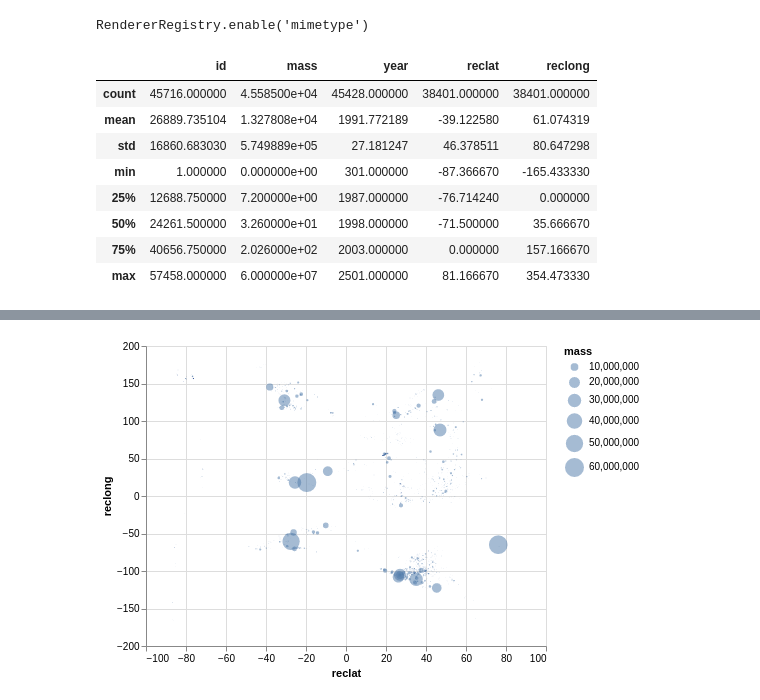
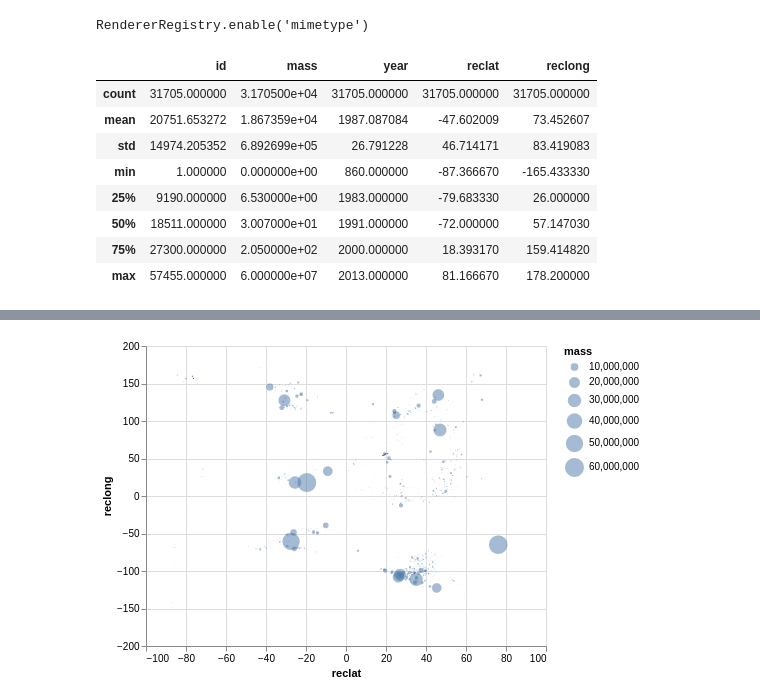
Before and after one commit to WaielonH/dashmeteor, a Jupyter notebook: src/eda.ipynb, the cells around one changed output, grey strips where cells are left out. Cells and saved outputs as stored; diff of their text form; code cells hidden in the pictures.

```diff
--- a/src/eda.ipynb
+++ b/src/eda.ipynb
@@ -12,12 +10,14 @@ data = pd.read_csv('meteorite-landings.csv')
+# %%
+clean = pd.read_csv('data/clean/clean_meteorite_landings.csv')
 # %%
-data.describe()
+clean.describe()
 # %% [output]
 |  | id | mass | year | reclat | reclong |
-| count | 45716.000000 | 4.558500e+04 | 45428.000000 | 38401.000000 | 38401.000000 |
-| mean | 26889.735104 | 1.327808e+04 | 1991.772189 | -39.122580 | 61.074319 |
-| std | 16860.683030 | 5.749889e+05 | 27.181247 | 46.378511 | 80.647298 |
-| min | 1.000000 | 0.000000e+00 | 301.000000 | -87.366670 | -165.433330 |
-| 25% | 12688.750000 | 7.200000e+00 | 1987.000000 | -76.714240 | 0.000000 |
-| 50% | 24261.500000 | 3.260000e+01 | 1998.000000 | -71.500000 | 35.666670 |
-| 75% | 40656.750000 | 2.026000e+02 | 2003.000000 | 0.000000 | 157.166670 |
-| max | 57458.000000 | 6.000000e+07 | 2501.000000 | 81.166670 | 354.473330 |
+| count | 31705.000000 | 3.170500e+04 | 31705.000000 | 31705.000000 | 31705.000000 |
+| mean | 20751.653272 | 1.867359e+04 | 1987.087084 | -47.602009 | 73.452607 |
+| std | 14974.205352 | 6.892699e+05 | 26.791228 | 46.714171 | 83.419083 |
+| min | 1.000000 | 0.000000e+00 | 860.000000 | -87.366670 | -165.433330 |
+| 25% | 9190.000000 | 6.530000e+00 | 1983.000000 | -79.683330 | 26.000000 |
+| 50% | 18511.000000 | 3.007000e+01 | 1991.000000 | -72.000000 | 57.147030 |
+| 75% | 27300.000000 | 2.050000e+02 | 2000.000000 | 18.393170 | 159.414820 |
+| max | 57455.000000 | 6.000000e+07 | 2013.000000 | 81.166670 | 178.200000 |
```
Also changed, not shown: parts of 6 cells of this notebook, 1 other file.
